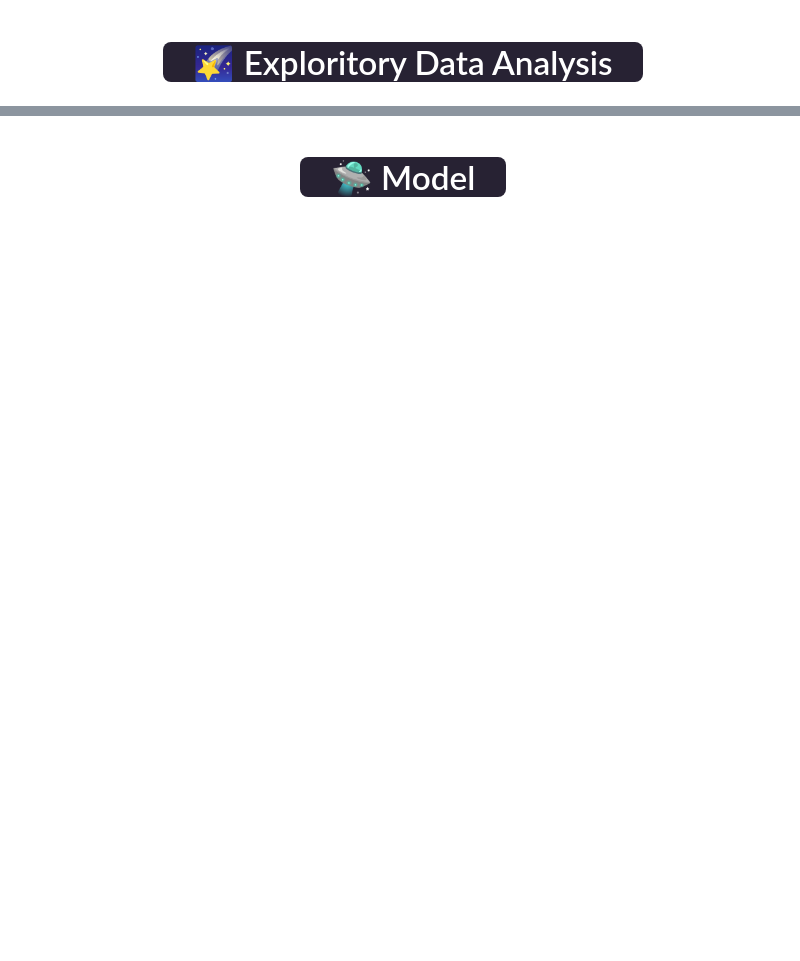
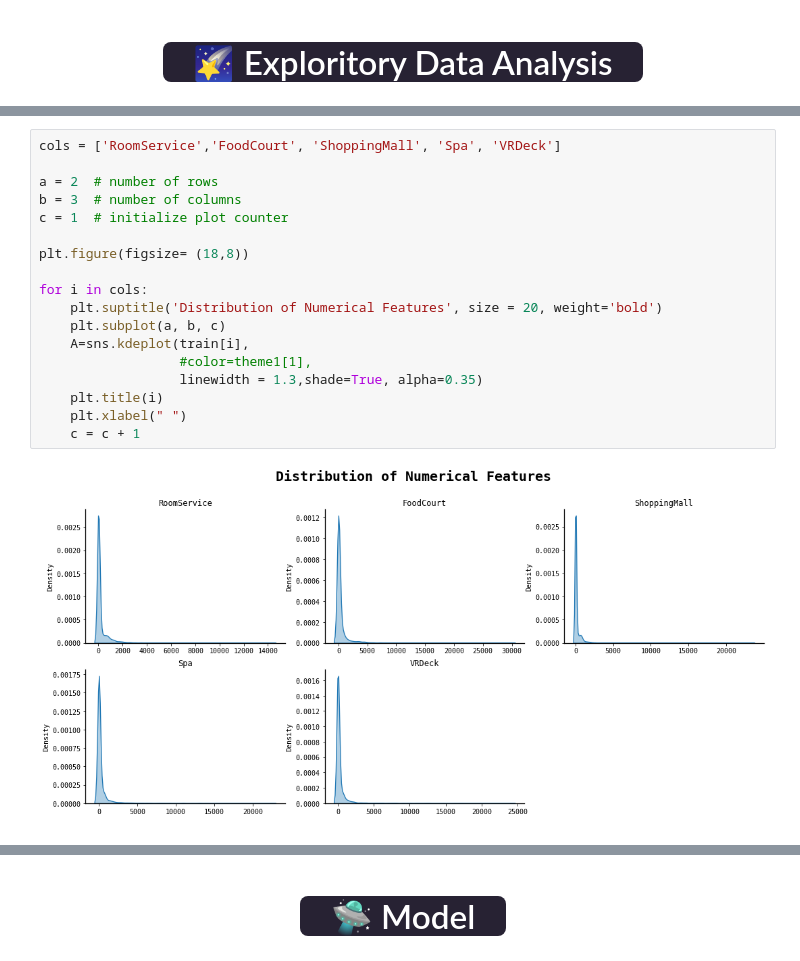
Before and after one commit to heyrobin/Space-Titanic, a Jupyter notebook: spaceship-titanic-eda.ipynb, the cells around one changed output, grey strips where cells are left out. Saved outputs shown, nothing was run; the diff lists cells and outputs as text; blank space fills up the shorter version.

```diff
--- a/spaceship-titanic-eda.ipynb
+++ b/spaceship-titanic-eda.ipynb
@@ -231,0 +239,20 @@ py.iplot(fig, filename="planets")
+# %%
+cols = ['RoomService','FoodCourt', 'ShoppingMall', 'Spa', 'VRDeck']
+
+a = 2  # number of rows
+b = 3  # number of columns
+c = 1  # initialize plot counter
+
+plt.figure(figsize= (18,8))
+
+for i in cols:
+    plt.suptitle('Distribution of Numerical Features', size = 20, weight='bold')
+    plt.subplot(a, b, c)
+    A=sns.kdeplot(train[i],
+                  #color=theme1[1],
+                  linewidth = 1.3,shade=True, alpha=0.35)
+    plt.title(i)
+    plt.xlabel(" ")
+    c = c + 1
+# %% [output]
+[figure, added]
```
Also changed, not shown: parts of 73 cells of this notebook.
